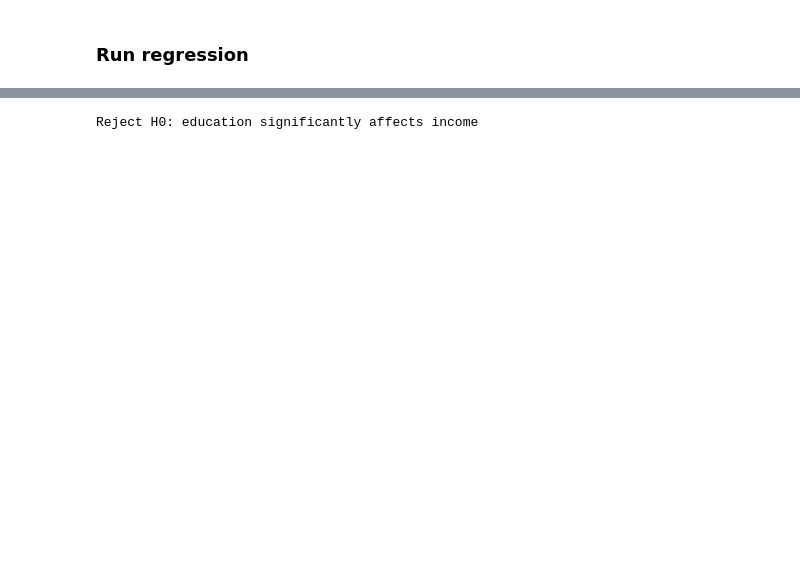
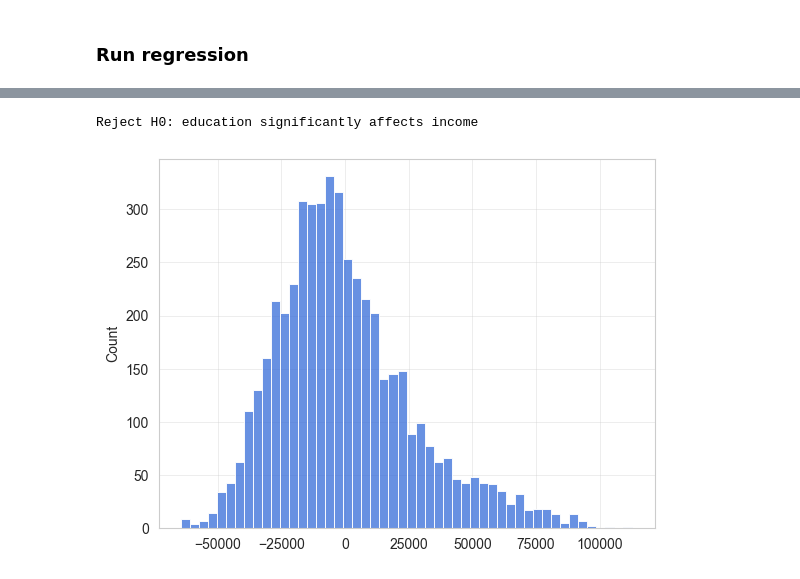
Before and after one commit to jieshu-wang-SBU/EST389_371_2026_spring, a Jupyter notebook: lectures/10-statistic_analysis_and_regression/10-06_OLS_linear_regression.ipynb, the cells around one changed output, grey strips where cells are left out. Cells and saved outputs as stored; diff of their text form; code cells hidden in the pictures; blank space fills up the shorter version.

```diff
--- a/lectures/10-statistic_analysis_and_regression/10-06_OLS_linear_regression.ipynb
+++ b/lectures/10-statistic_analysis_and_regression/10-06_OLS_linear_regression.ipynb
@@ -70,12 +117,16 @@ Notes:
 - $b=2497.20$, indicating each extra year of school education increases income by \$2,497.
 - $p < 0.001$ (in fact, p value can be access using `model.pvalues` and $p=6.85 \times 10^{-73}$, extremely small, so the coefficient $b$ is statistically significant.
 - R-square: Proportion of variation in income explained by education
-# %%
-alpha = 0.05
-
-if model.pvalues["school_year"] < alpha:
-    print("Reject H0: education significantly affects income")
-else:
-    print("Fail to reject H0")
-# %% [output]
-Reject H0: education significantly affects income
+# %%
+alpha = 0.05
+
+if model.pvalues["school_year"] < alpha:
+    print("Reject H0: education significantly affects income")
+else:
+    print("Fail to reject H0")
+# %% [output]
+Reject H0: education significantly affects income
+# %%
+g0=sns.histplot(data=model.resid, bins=50)
+# %% [output]
+[figure, added]
```
Also changed, not shown: parts of 24 cells of this notebook.
